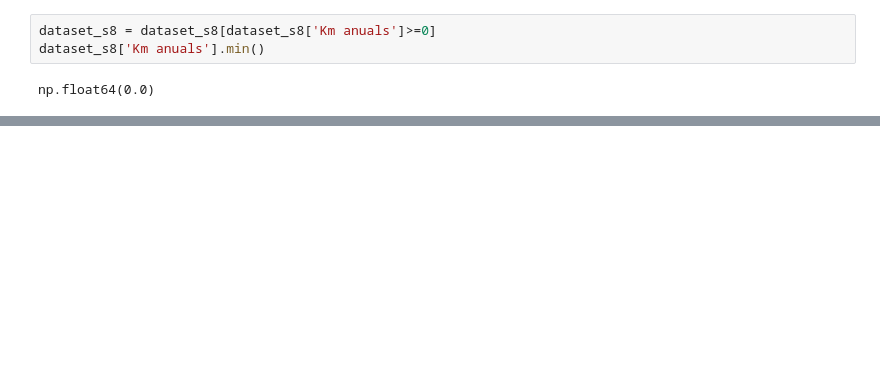
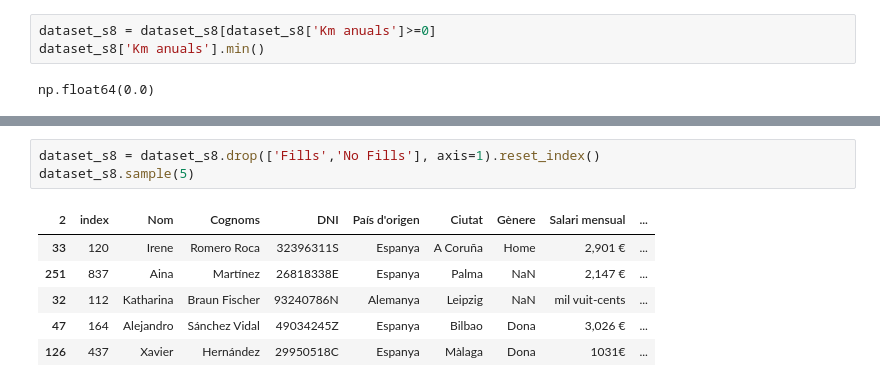
Before and after one commit to noelcarrionmatias/IT_Data, a Jupyter notebook: Especializacion/8_Sprint/ejercicios_s8.ipynb, the cells around one changed output, grey strips where cells are left out. Cells and saved outputs as stored; diff of their text form; blank space fills up the shorter version.

```diff
--- a/Especializacion/8_Sprint/ejercicios_s8.ipynb
+++ b/Especializacion/8_Sprint/ejercicios_s8.ipynb
@@ -957,0 +1262,10 @@ np.float64(0.0)
+# %%
+dataset_s8 = dataset_s8.drop(['Fills','No Fills'], axis=1).reset_index()
+dataset_s8.sample(5)
+# %% [output]
+| 2 | index | Nom | Cognoms | DNI | País d'origen | Ciutat | Gènere | Salari mensual | ... |
+| 33 | 120 | Irene | Romero Roca | 32396311S | Espanya | A Coruña | Home | 2,901 € | ... |
+| 251 | 837 | Aina | Martínez | 26818338E | Espanya | Palma | NaN | 2,147 € | ... |
+| 32 | 112 | Katharina | Braun Fischer | 93240786N | Alemanya | Leipzig | NaN | mil vuit-cents | ... |
+| 47 | 164 | Alejandro | Sánchez Vidal | 49034245Z | Espanya | Bilbao | Dona | 3,026 € | ... |
+| 126 | 437 | Xavier | Hernández | 29950518C | Espanya | Màlaga | Dona | 1031€ | ... |
```
Also changed, not shown: parts of 49 cells of this notebook.
